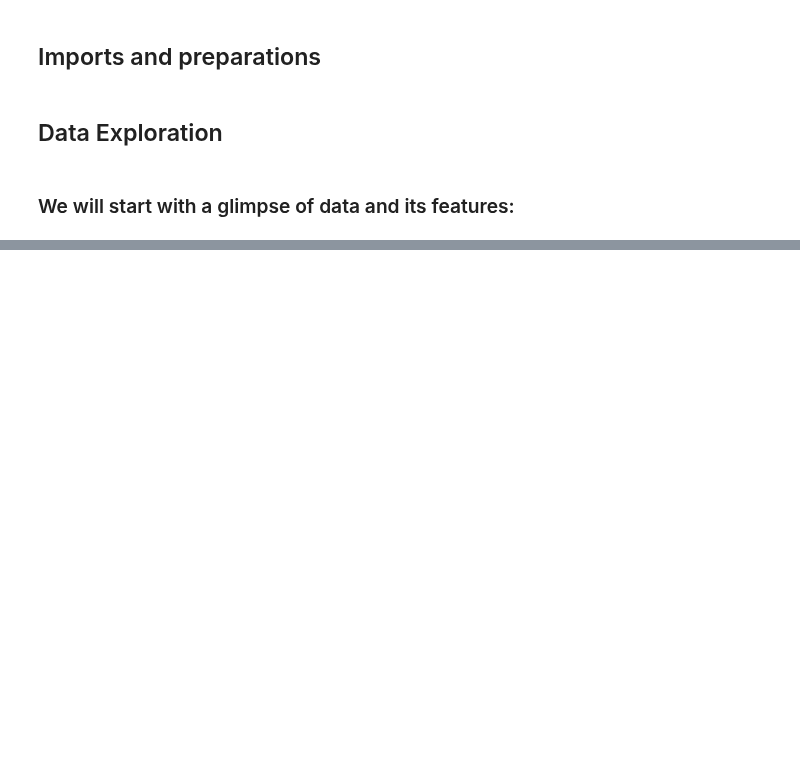
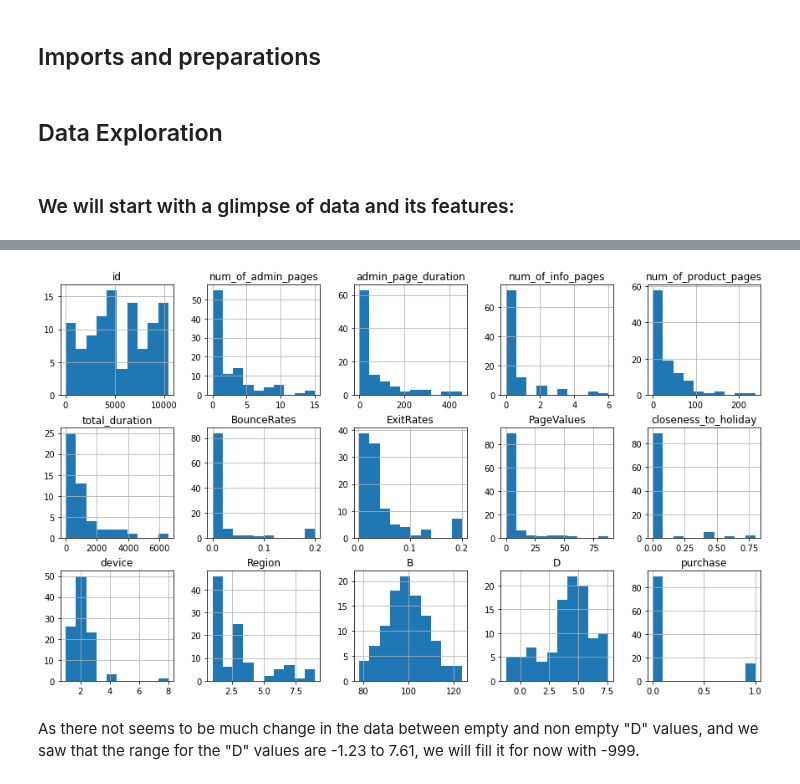
Before and after one commit to mikisegall/ml_final_project, a Jupyter notebook: avi_test.ipynb, the cells around one changed output, grey strips where cells are left out. Cells and saved outputs as stored; diff of their text form; code cells hidden in the pictures; blank space fills up the shorter version.

```diff
--- a/avi_test.ipynb
+++ b/avi_test.ipynb
@@ -91,0 +135,6 @@ Let's start with some Boxplots:
+# %%
+train_data[train_data["D"].notna()].hist(layout = (5,5), figsize=(15,15));
+# %% [output]
+[figure, added]
+# %% [markdown]
+As there not seems to be much change in the data between empty and non empty "D" values, and we saw that the range for the "D" values are -1.23 to 7.61, we will fill it for now with -999.
```
Also changed, not shown: parts of 28 cells of this notebook.
